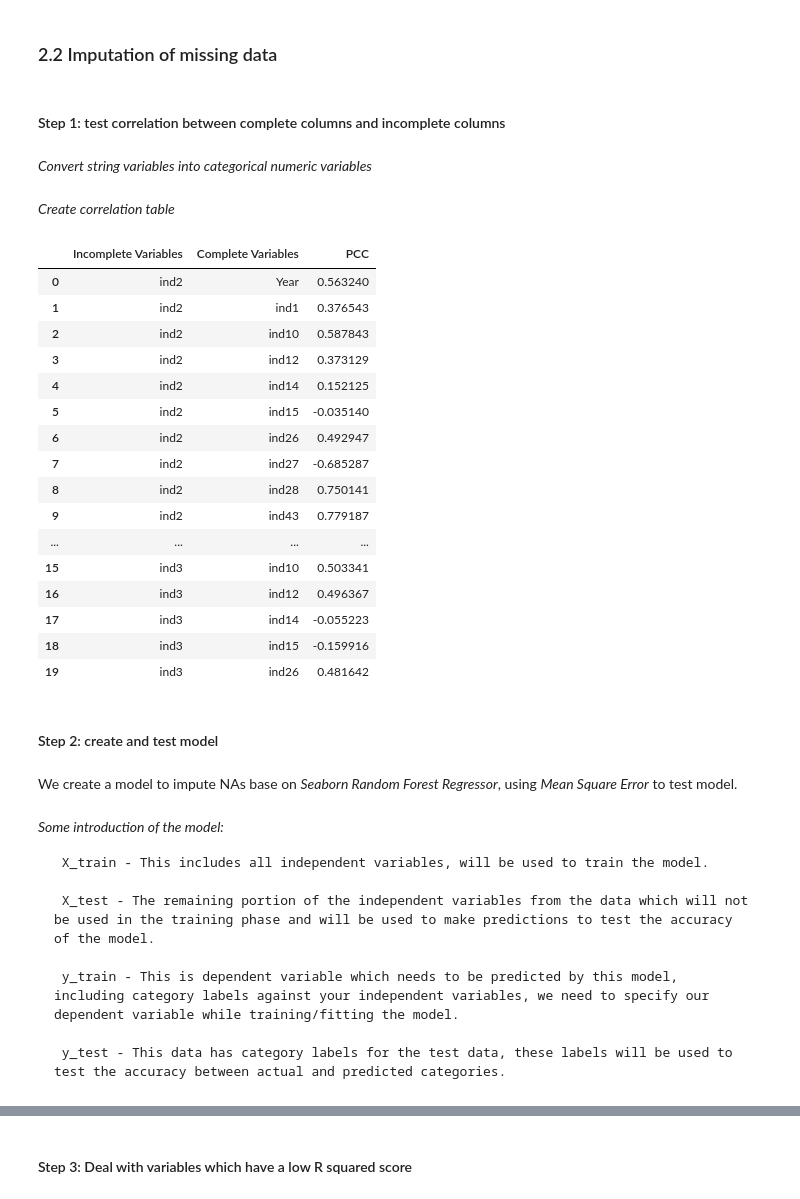
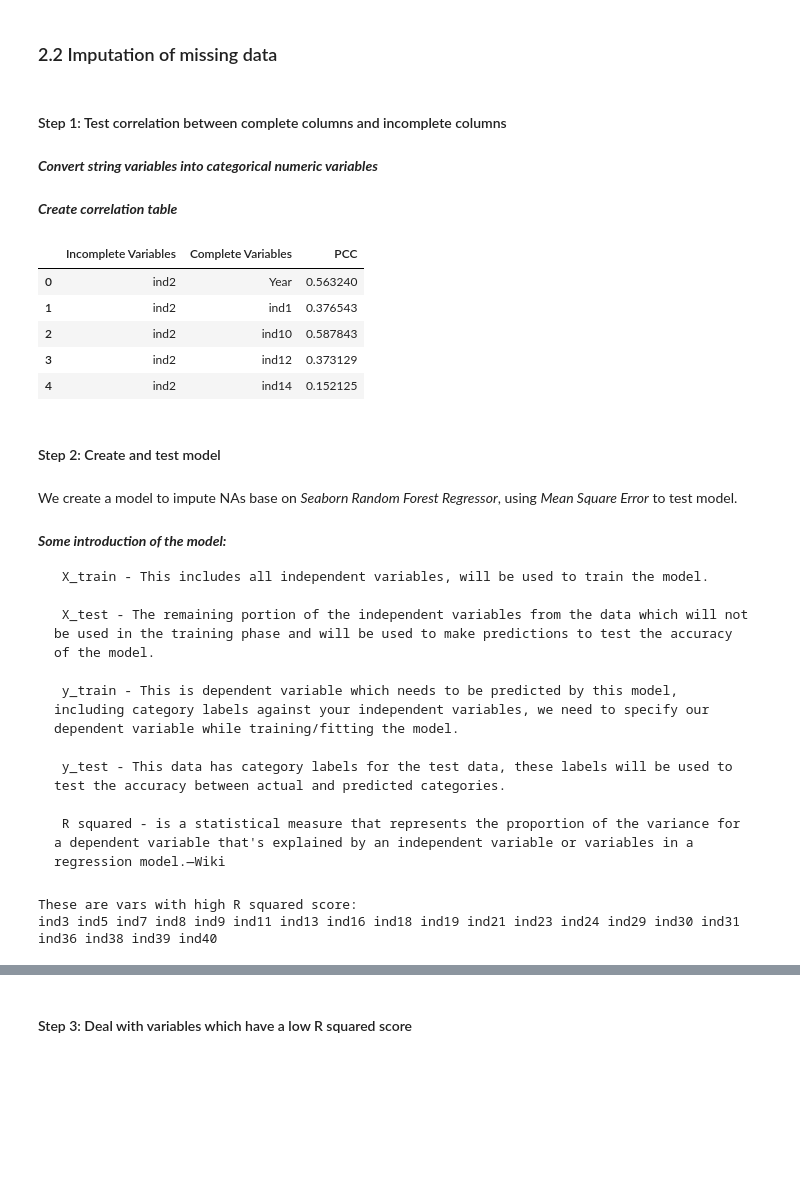
Before and after one commit to Ruixue-Zhang/Data-Analytics-group-assignment, a Jupyter notebook: cleaning/Consumer Price indices&Food Security Indicators/code-merge datasets&cleaning-upgrade population.ipynb, the cells around one changed output, grey strips where cells are left out. Drawn from its saved outputs; the diff is of its cells as text; code cells hidden in the pictures; blank space fills up the shorter version.

```diff
--- a/cleaning/Consumer Price indices&Food Security Indicators/code-merge datasets&cleaning-upgrade population.ipynb
+++ b/cleaning/Consumer Price indices&Food Security Indicators/code-merge datasets&cleaning-upgrade population.ipynb
@@ -374,9 +370,9 @@ sns.heatmap(df.isna(),
 # %% [markdown]
 ### 2.2 Imputation of missing data
 # %% [markdown]
-#### Step 1: test correlation between complete columns and incomplete columns
+#### Step 1: Test correlation between complete columns and incomplete columns
 # %% [markdown]
-*Convert string variables into categorical numeric variables*
+***Convert string variables into categorical numeric variables***
 # %%
 # create a categorical numeric variable to result 'Area' into groups
 df['Area_cat'] = df['Area'].astype('category')
@@ -386,49 +382,38 @@ df = df.reindex(columns = df.columns)
 # create df1 with no str variables to test correlation
 df1 = df.drop('Area', axis = 1)
 # %% [markdown]
-*Create correlation table*
+***Create correlation table***
 # %%
 # The function creates table shows Pearson Correlation Coefficient (PCC) between complete vars and incomplete vars.
 def create_correlation_table(df):
     complete_col = df.loc[:,df.isnull().sum() == 0].columns
     incomplete_col=df.loc[:,df.isnull().sum() != 0].columns
     li1 = []; li2 = []; li3 = []
     for i in incomplete_col:
         for j in complete_col:
             li1.append(i)
             li2.append(j)
             li3.append(df[i].corr(df[j]))
     df_r = {'Incomplete Variables':li1,
            'Complete Variables':li2,
            'PCC':li3}
     df_r = pd.DataFrame(df_r)
     return df_r
 df1_r = create_correlation_table(df1)
-df1_r.head(20)
+df1_r.head()
 # %% [output]
 |  | Incomplete Variables | Complete Variables | PCC |
 | 0 | ind2 | Year | 0.563240 |
 | 1 | ind2 | ind1 | 0.376543 |
 | 2 | ind2 | ind10 | 0.587843 |
 | 3 | ind2 | ind12 | 0.373129 |
 | 4 | ind2 | ind14 | 0.152125 |
-| 5 | ind2 | ind15 | -0.035140 |
-| 6 | ind2 | ind26 | 0.492947 |
-| 7 | ind2 | ind27 | -0.685287 |
-| 8 | ind2 | ind28 | 0.750141 |
-| 9 | ind2 | ind43 | 0.779187 |
-| ... | ... | ... | ... |
-| 15 | ind3 | ind10 | 0.503341 |
-| 16 | ind3 | ind12 | 0.496367 |
-| 17 | ind3 | ind14 | -0.055223 |
-| 18 | ind3 | ind15 | -0.159916 |
-| 19 | ind3 | ind26 | 0.481642 |
 # %% [markdown]
-#### Step 2: create and test model
+#### Step 2: Create and test model
 # %% [markdown]
 We create a model to impute NAs base on *Seaborn Random Forest Regressor*, using *Mean Square Error* to test model.
 # %% [markdown]
-*Some introduction of the model:*
+***Some introduction of the model:***
 
      X_train - This includes all independent variables, will be used to train the model.
 
@@ -437,4 +422,6 @@ We create a model to impute NAs base on *Seaborn Random Forest Regressor*, using
      y_train - This is dependent variable which needs to be predicted by this model, including category labels against your independent variables, we need to specify our dependent variable while training/fitting the model.
 
      y_test - This data has category labels for the test data, these labels will be used to test the accuracy between actual and predicted categories.
+
+     R squared - is a statistical measure that represents the proportion of the variance for a dependent variable that's explained by an independent variable or variables in a regression model.—Wiki
 # %%
@@ -488,3 +473,10 @@ def test_model(df,df_r):
     return high_r2_score,low_r2_score
 high_r2_score = test_model(df1,df1_r)[0]
 low_r2_score = test_model(df1,df1_r)[1]
+# %%
+print('These are vars with high R squared score:')
+for i in high_r2_score:
+    print(i,end=' ')
+# %% [output]
+These are vars with high R squared score:
+ind3 ind5 ind7 ind8 ind9 ind11 ind13 ind16 ind18 ind19 ind21 ind23 ind24 ind29 ind30 ind31 ind36 ind38 ind39 ind40
```
Also changed, not shown: parts of 27 cells of this notebook.
